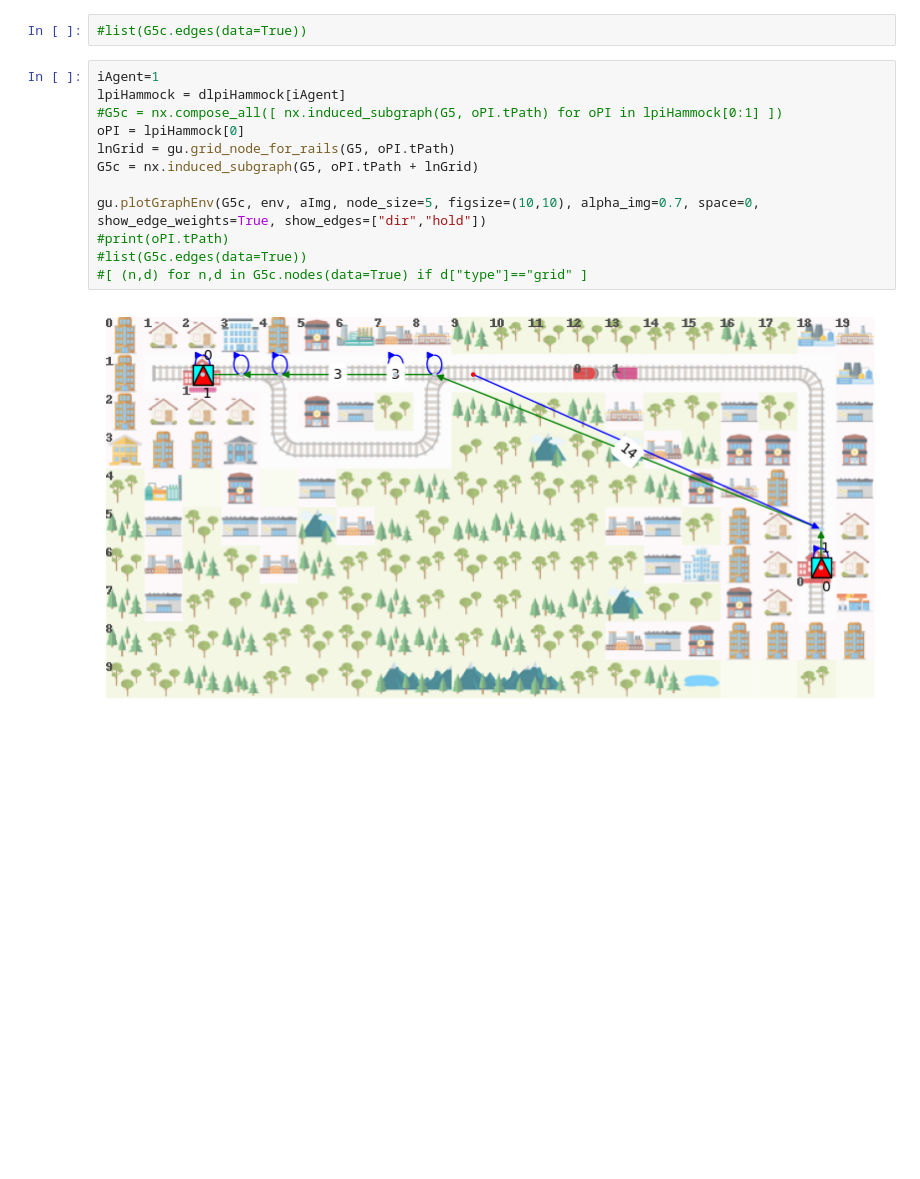
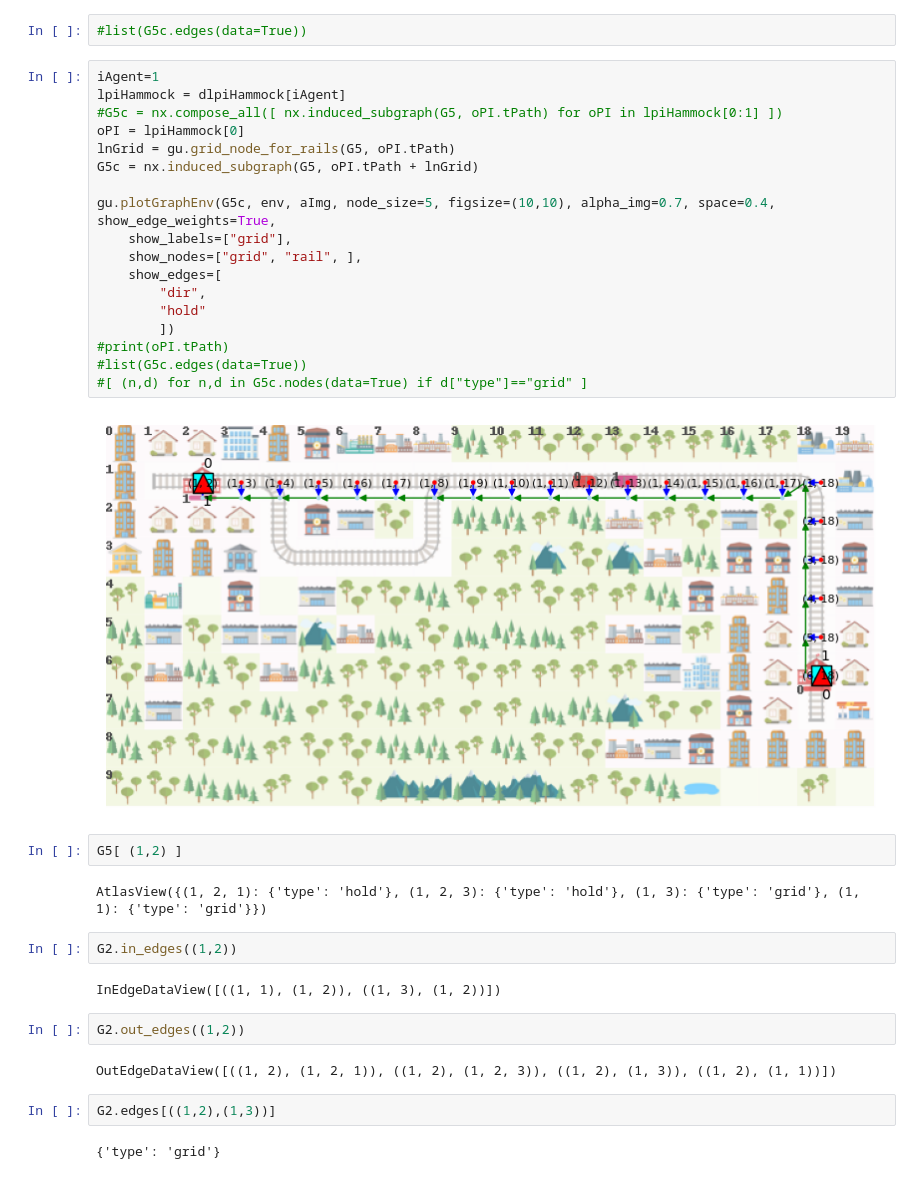
Before and after one commit to flatland-association/flatland-rl, a Jupyter notebook: notebooks/simple-graph-plot-2022.ipynb, the cells around one changed output. Saved outputs shown, nothing was run; the diff lists cells and outputs as text; blank space fills up the shorter version.

```diff
--- a/notebooks/simple-graph-plot-2022.ipynb
+++ b/notebooks/simple-graph-plot-2022.ipynb
@@ -311,14 +311,36 @@ gu.plotGraphEnv(G5c, env, aImg, node_size=20, figsize=(15,15), alpha_img=0.7, sp
 # %%
 iAgent=1
 lpiHammock = dlpiHammock[iAgent]
 #G5c = nx.compose_all([ nx.induced_subgraph(G5, oPI.tPath) for oPI in lpiHammock[0:1] ])
 oPI = lpiHammock[0]
 lnGrid = gu.grid_node_for_rails(G5, oPI.tPath)
 G5c = nx.induced_subgraph(G5, oPI.tPath + lnGrid)
 
-gu.plotGraphEnv(G5c, env, aImg, node_size=5, figsize=(10,10), alpha_img=0.7, space=0, show_edge_weights=True, show_edges=["dir","hold"])
+gu.plotGraphEnv(G5c, env, aImg, node_size=5, figsize=(10,10), alpha_img=0.7, space=0.4, show_edge_weights=True,
+    show_labels=["grid"],
+    show_nodes=["grid", "rail", ],
+    show_edges=[
+        "dir",
+        "hold"
+        ])
 #print(oPI.tPath)
 #list(G5c.edges(data=True))
 #[ (n,d) for n,d in G5c.nodes(data=True) if d["type"]=="grid" ]
 # %% [output]
-[figure, old version]
+[figure, new version]
+# %%
+G5[ (1,2) ]
+# %% [output]
+AtlasView({(1, 2, 1): {'type': 'hold'}, (1, 2, 3): {'type': 'hold'}, (1, 3): {'type': 'grid'}, (1, 1): {'type': 'grid'}})
+# %%
+G2.in_edges((1,2))
+# %% [output]
+InEdgeDataView([((1, 1), (1, 2)), ((1, 3), (1, 2))])
+# %%
+G2.out_edges((1,2))
+# %% [output]
+OutEdgeDataView([((1, 2), (1, 2, 1)), ((1, 2), (1, 2, 3)), ((1, 2), (1, 3)), ((1, 2), (1, 1))])
+# %%
+G2.edges[((1,2),(1,3))]
+# %% [output]
+{'type': 'grid'}
```
Also changed, not shown: parts of 3 cells of this notebook, 1 other file.
